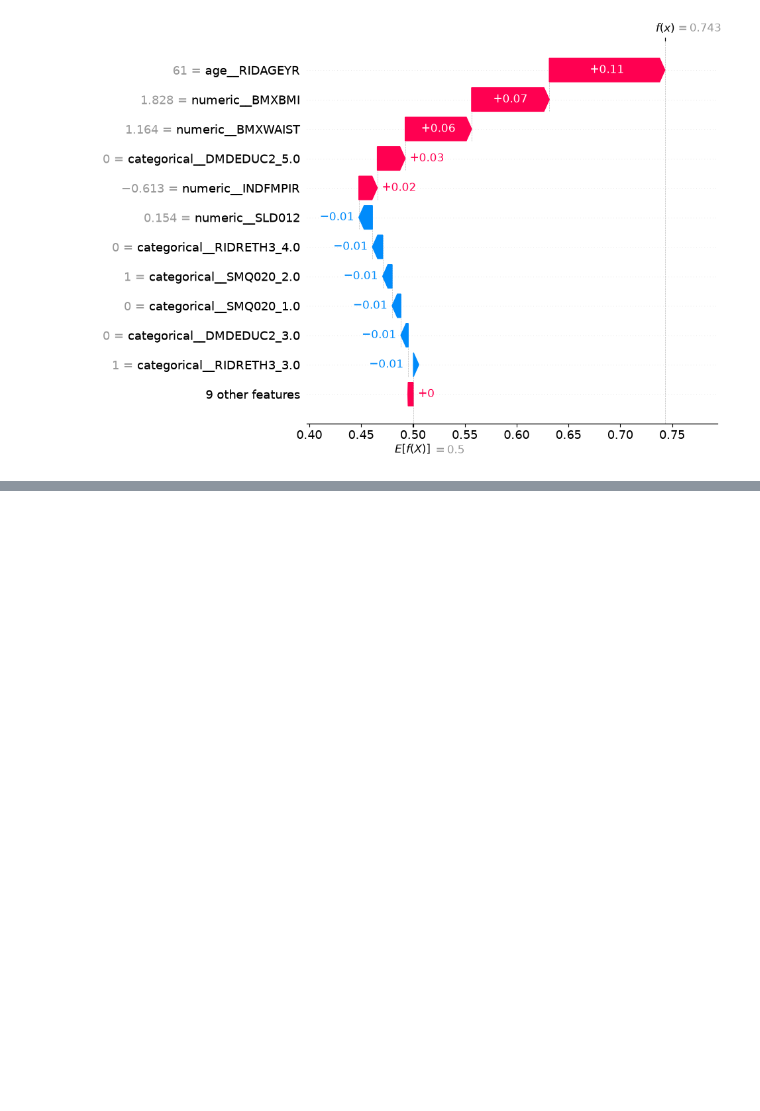
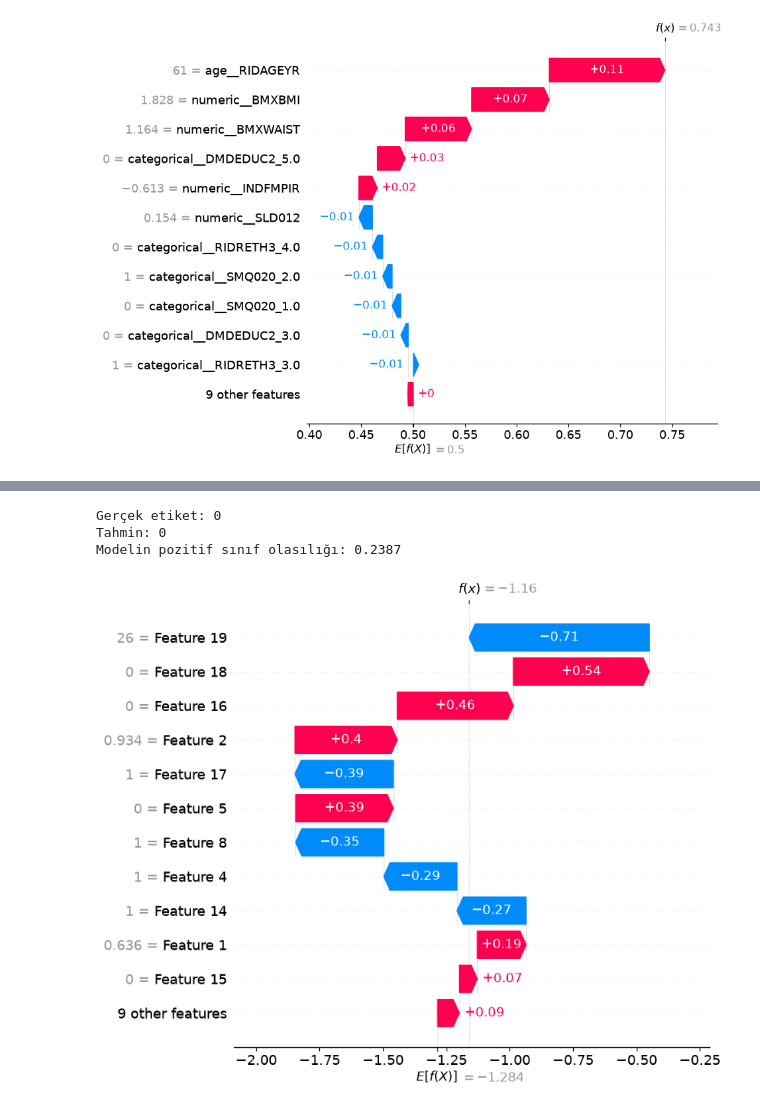
Before and after one commit to Huseyinyagmur/personalized-health-risk-assistant, a Jupyter notebook: nhanes_analysis.ipynb, the cells around one changed output, grey strips where cells are left out. Saved outputs shown, nothing was run; the diff lists cells and outputs as text; code cells hidden in the pictures; blank space fills up the shorter version.

```diff
--- a/nhanes_analysis.ipynb
+++ b/nhanes_analysis.ipynb
@@ -1115,0 +1631,19 @@ Modelin pozitif sınıf olasılığı: 0.743
+# %%
+sample_index = 0
+
+sample = X_shap_diab.iloc[[sample_index]]
+sample_shap = shap_values_diab[sample_index]
+
+prediction = diabetes_lr.predict(sample)[0]
+probability = diabetes_lr.predict_proba(sample)[0, 1]
+
+print("Gerçek etiket:", y_test_diab.loc[sample.index].iloc[0])
+print("Tahmin:", prediction)
+print("Modelin pozitif sınıf olasılığı:", round(probability, 4))
+
+shap.plots.waterfall(sample_shap, max_display=12)
+# %% [output]
+Gerçek etiket: 0
+Tahmin: 0
+Modelin pozitif sınıf olasılığı: 0.2387
+[figure, added]
```
Also changed, not shown: parts of 12 cells of this notebook.
